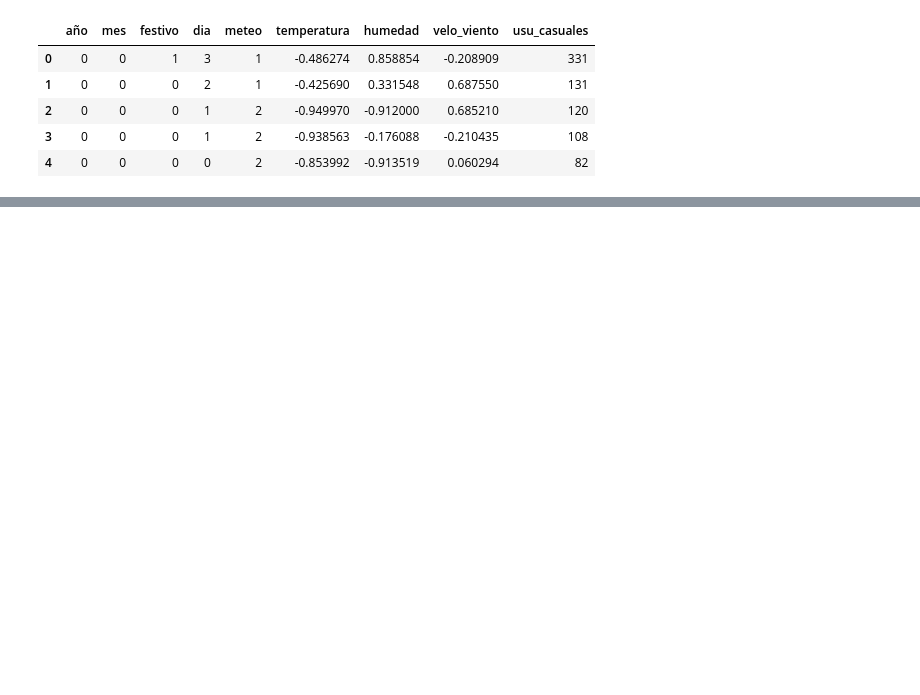
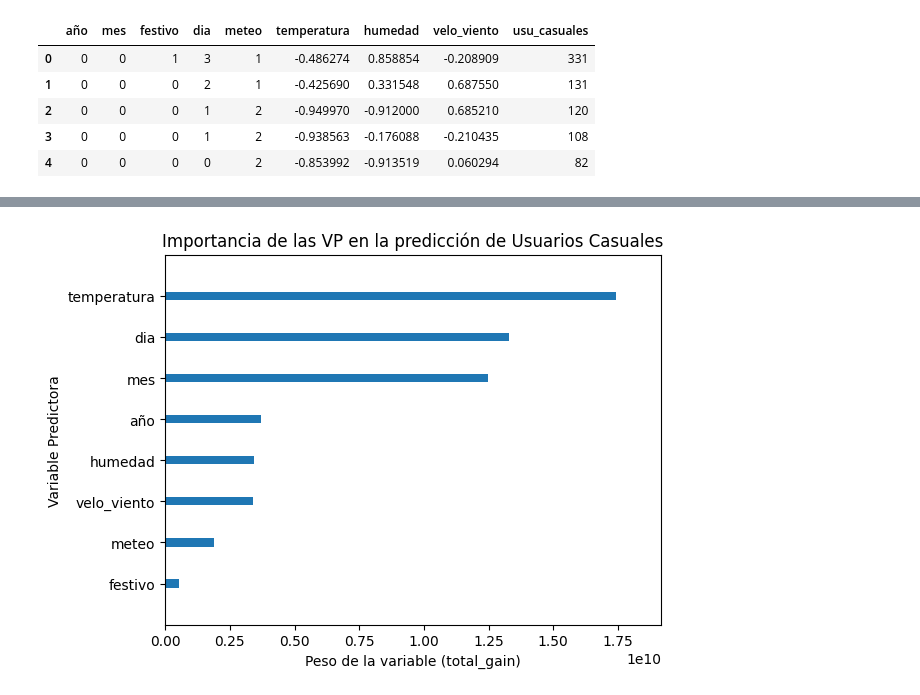
Before and after one commit to GriselleAlanis/project-da-promoE-module3-team1, a Jupyter notebook: Modelo_2_casuales/xgboost_casu.ipynb, the cells around one changed output, grey strips where cells are left out. Saved outputs shown, nothing was run; the diff lists cells and outputs as text; code cells hidden in the pictures; blank space fills up the shorter version.

```diff
--- a/Modelo_2_casuales/xgboost_casu.ipynb
+++ b/Modelo_2_casuales/xgboost_casu.ipynb
@@ -85,0 +87,6 @@ xgbrf_results
+# %%
+plot_importance(rf_xgb, importance_type= "total_gain", grid= False, show_values= False,
+                title= "Importancia de las VP en la predicción de Usuarios Casuales", xlabel= "Peso de la variable (total_gain)", ylabel= "Variable Predictora",
+                );
+# %% [output]
+[figure, added]
```
Also changed, not shown: parts of 4 cells of this notebook, 3 other files.
